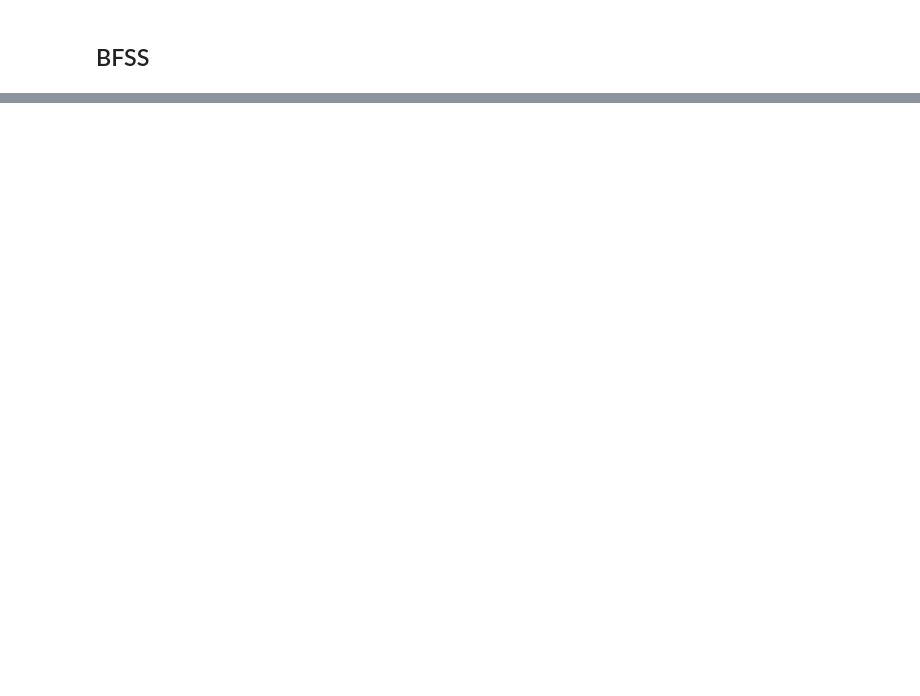
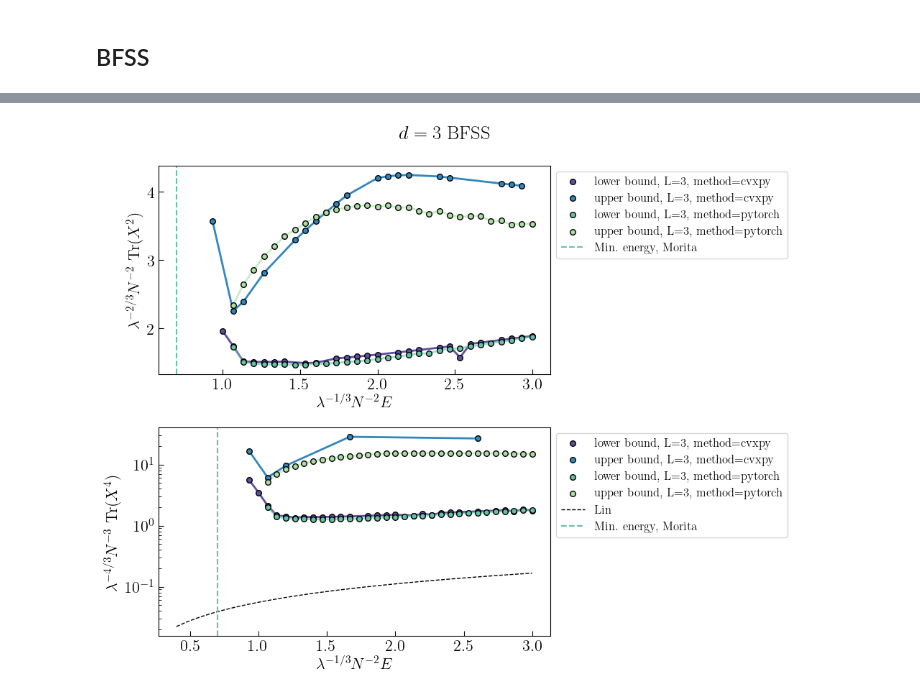
Before and after one commit to gshartnett/bmnsim, a Jupyter notebook: Plotting Notebook.ipynb, the cells around one changed output, grey strips where cells are left out. Drawn from its saved outputs; the diff is of its cells as text; code cells hidden in the pictures; blank space fills up the shorter version.

```diff
--- a/Plotting Notebook.ipynb
+++ b/Plotting Notebook.ipynb
@@ -814,0 +591,67 @@ plt.show()
+# %%
+fig, axes = plt.subplots(2, 1, figsize=(10, 2*4))
+
+ax = axes[0]
+for method in ["cvxpy", "pytorch"]:
+    if method == 'pytorch':
+        alpha = 0.6
+    else:
+        alpha = 1.0
+
+    for L in [3]: #, 4]:
+        operator_to_minimize = "x_2"
+        df_tmp = df[(df["operator_to_minimize"] == operator_to_minimize) & (df["L"] == L) & (df["method"] == method)]
+        if len(df_tmp) > 0:
+            ax.scatter(df_tmp["energy"], df_tmp[operator_to_minimize], edgecolor='k', zorder=10, s=30, label=f'lower bound, L={L}, method={method}')
+            ax.plot(df_tmp["energy"], df_tmp[operator_to_minimize], alpha=alpha)
+
+        operator_to_minimize = "neg_x_2"
+        df_tmp = df[(df["operator_to_minimize"] == operator_to_minimize) & (df["L"] == L) & (df["method"] == method)]
+        if len(df_tmp) > 0:
+            ax.scatter(df_tmp["energy"], df_tmp["x_2"], edgecolor='k', zorder=10, s=30, label=f'upper bound, L={L}, method={method}')
+            ax.plot(df_tmp["energy"], df_tmp["x_2"], alpha=alpha)
+
+ax.set_xlabel(r"$\lambda^{-1/3} N^{-2} E$")
+ax.set_ylabel(r"$\lambda^{-2/3} N^{-2}$ Tr$(X^2)$")
+#ax.axhline(Morita_R_squared(d=2, loop=2), linestyle='--', color='k', linewidth=1, label='T=0 2*R2 (2 loop)')
+#ax.axhline(Morita_R_squared(d=2, loop=3), linestyle='-', color='k', linewidth=1, label='T=0 2*R2 (3 loop)')
+#ax.set_yscale('log')
+
+ax = axes[1]
+for method in ["cvxpy", "pytorch"]:
+    if method == 'pytorch':
+        alpha = 0.6
+    else:
+        alpha = 1.0
+
+    for L in [3]: #, 4]:
+        operator_to_minimize = "x_4"
+        df_tmp = df[(df["operator_to_minimize"] == operator_to_minimize) & (df["L"] == L) & (df["method"] == method)]
+        if len(df_tmp) > 0:
+            ax.scatter(df_tmp["energy"], df_tmp[operator_to_minimize], edgecolor='k', zorder=10, s=30, label=f'lower bound, L={L}, method={method}')
+            ax.plot(df_tmp["energy"], df_tmp[operator_to_minimize], alpha=alpha)
+
+        operator_to_minimize = "neg_x_4"
+        df_tmp = df[(df["operator_to_minimize"] == operator_to_minimize) & (df["L"] == L) & (df["method"] == method)]
+        if len(df_tmp) > 0:
+            ax.scatter(df_tmp["energy"], df_tmp["x_4"], edgecolor='k', zorder=10, s=30, label=f'upper bound, L={L}, method={method}')
+            ax.plot(df_tmp["energy"], df_tmp["x_4"], alpha=alpha)
+
+energy = np.linspace(0.4, 3.0, 40)
+ax.plot(energy, lin_lower_bound_x4_bosonic_only(energy, d=3), label="Lin", color='k', linestyle='--', linewidth=1)
+
+ax.set_xlabel(r"$\lambda^{-1/3} N^{-2} E$")
+ax.set_ylabel(r"$\lambda^{-4/3} N^{-3}$ Tr$(X^4)$")
+ax.set_yscale('log')
+
+for ax in axes:
+    #ax.axvline(0.5662, linestyle='-.', color='k', linewidth=1.5, label='Min. energy, me, pytorch')
+    ax.axvline(0.7, linestyle='--', color=colors[2], linewidth=1.5, label='Min. energy, Morita')
+    #ax.axvline(0.7568, linestyle='--', color='k', linewidth=1.5, label='Min. energy, me')
+    ax.legend(fontsize=12, bbox_to_anchor=(1,1))
+
+plt.suptitle(r"$d=3$ BFSS")
+plt.tight_layout()
+plt.show()
+# %% [output]
+[figure, added]
```
Also changed, not shown: parts of 28 cells of this notebook, 4 other files.
